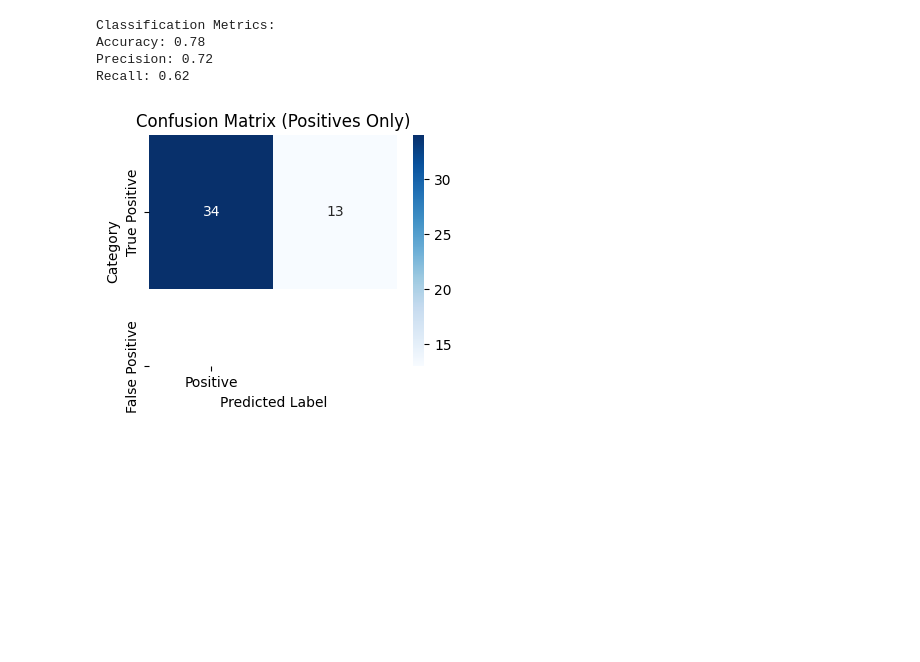
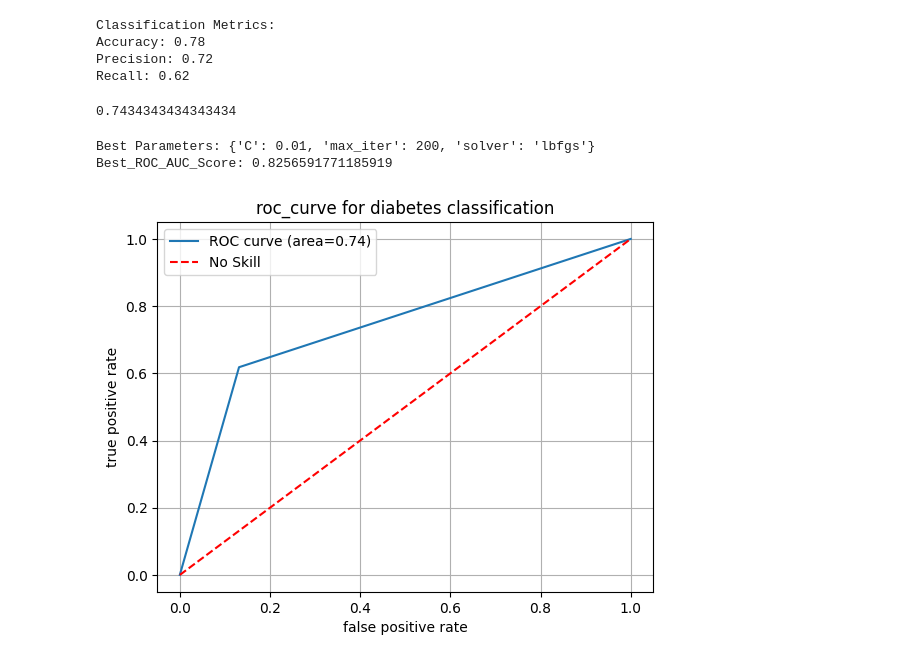
Before and after one commit to kelvinchiluwe/machine-learning, a Jupyter notebook: classif_disease.ipynb, the cells around one changed output. Drawn from its saved outputs; the diff is of its cells as text; code cells hidden in the pictures; blank space fills up the shorter version.

```diff
--- a/classif_disease.ipynb
+++ b/classif_disease.ipynb
@@ -85,25 +85,66 @@ Classification Metrics:
 Accuracy: 0.78
 Precision: 0.72
 Recall: 0.62
+# %%
+# evaluation after training
+fpr,tpr,thresholds=roc_curve(y_test,y_pred)
+roc_auc=auc(fpr,tpr)
+print(roc_auc)
+# %% [output]
+0.7434343434343434
+# %%
+from sklearn.model_selection import GridSearchCV
+from sklearn.linear_model import LogisticRegression
+
+# Define hyperparameter options
+param_grid = {
+    'C': [0.01, 0.1, 1, 10, 100],  # Regularization strength
+    'solver': ['lbfgs', 'liblinear', 'saga'],  # Optimization solvers
+    'max_iter': [100, 200, 400]  # Number of iterations
+}
+
+# Set up GridSearchCV
+grid_search = GridSearchCV(LogisticRegression(random_state=42), param_grid, cv=5, scoring='roc_auc', n_jobs=-1)
+grid_search.fit(X_train, y_train)
+
+# Print the best parameters
+print("Best Parameters:", grid_search.best_params_)
+print("Best_ROC_AUC_Score:", grid_search.best_score_)
+Best_ROC_AUC_Score=grid_search.best_score_
+# %% [output]
+Best Parameters: {'C': 0.01, 'max_iter': 200, 'solver': 'lbfgs'}
+Best_ROC_AUC_Score: 0.8256591771185919
+# %%
+fpr,tpr,thresholds=roc_curve(y_test,y_pred)
+roc_auc=auc(fpr,tpr)
+
+plt.plot(fpr,tpr,label='ROC curve (area=%0.2f)'% roc_auc)
+plt.plot([0,1],[0,1],'r--', label='No Skill')
+plt.xlabel('false positive rate')
+plt.ylabel('true positive rate')
+plt.title('roc_curve for diabetes classification')
+plt.legend()
+plt.grid(True)
+plt.show()
+# %% [output]
+[figure, added]
 # %%
-import numpy as np
-import seaborn as sns
-import matplotlib.pyplot as plt
-from sklearn.metrics import confusion_matrix
+# import numpy as np
+# import seaborn as sns
+# import matplotlib.pyplot as plt
+# from sklearn.metrics import confusion_matrix
 
-# Generate confusion matrix
-cm = confusion_matrix(y_test, y_pred)
+# # Generate confusion matrix
+# cm = confusion_matrix(y_test, y_pred)
 
-# Extract only positives (TP and FP)
-cm_positives = np.array([[cm[1, 1], cm[0, 1]]])  # TP and FP
+# # Extract only positives (TP and FP)
+# cm_positives = np.array([[cm[1, 1], cm[0, 1]]])  # TP and FP
 
-# Create a heatmap showing only positives
-plt.figure(figsize=(4, 3))
-sns.heatmap(cm_positives, annot=True, fmt='d', cmap='Blues', xticklabels=['Positive'], yticklabels=['True Positive', 'False Positive'])
-plt.xlabel('Predicted Label')
-plt.ylabel('Category')
-plt.title('Confusion Matrix (Positives Only)')
-plt.show()
+# # Create a heatmap showing only positives
+# plt.figure(figsize=(4, 3))
+# sns.heatmap(cm_positives, annot=True, fmt='d', cmap='Blues', xticklabels=['Positive'], yticklabels=['True Positive', 'False Positive'])
+# plt.xlabel('Predicted Label')
+# plt.ylabel('Category')
+# plt.title('Confusion Matrix (Positives Only)')
+# plt.show()
-# %% [output]
-[figure, removed]
 # %%
```
Also changed, not shown: parts of 3 cells of this notebook.
